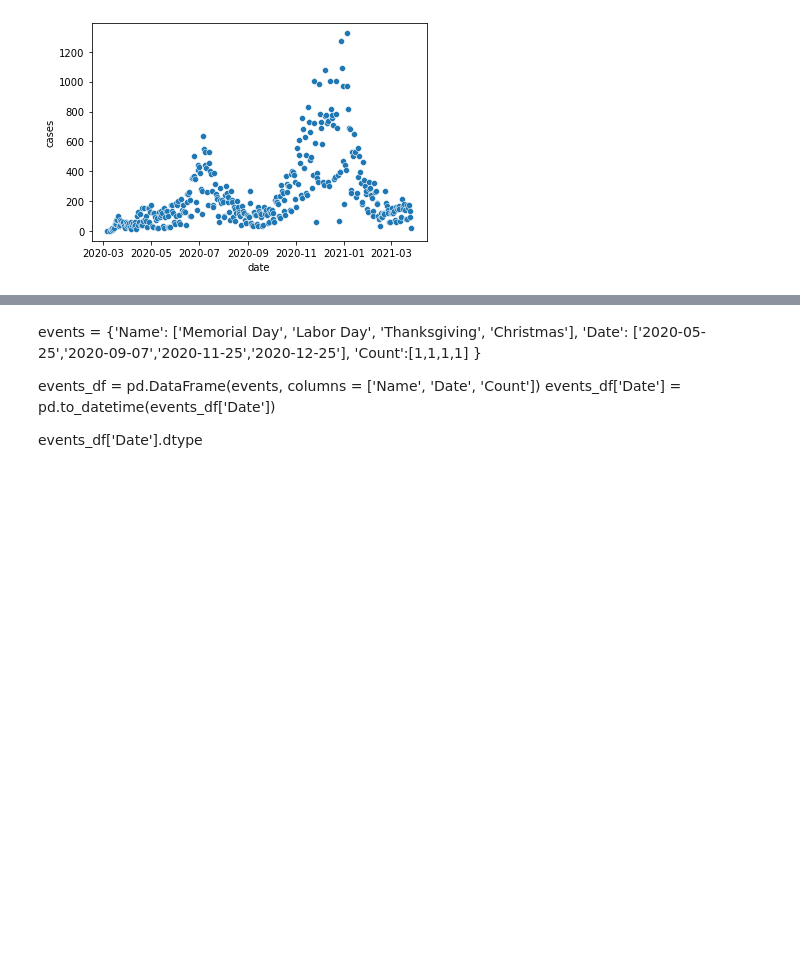
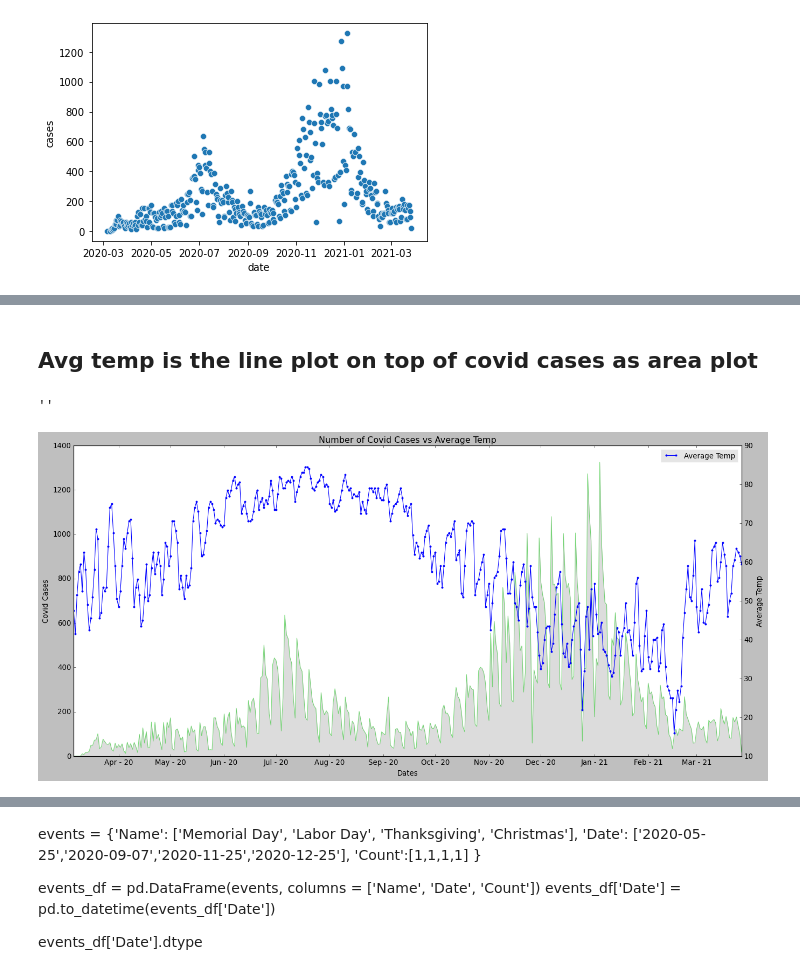
Before and after one commit to Engu12/nash-covid-cases-vaccines-honky_tonkin, a Jupyter notebook: notebook/Teng_nash_covid.ipynb, the cells around one changed output, grey strips where cells are left out. Saved outputs shown, nothing was run; the diff lists cells and outputs as text; code cells hidden in the pictures; blank space fills up the shorter version.

Commit message:
fixed my dates

```diff
--- a/notebook/Teng_nash_covid.ipynb
+++ b/notebook/Teng_nash_covid.ipynb
@@ -389,0 +349,2 @@ AttributeError: 'Series' object has no attribute 'range'
+# %%
+temp_mean = temp_mean[(temp_mean['DATE'] >= '2020-03-06') & (temp_mean['DATE'] <= '2021-03-27')]
@@ -390,3 +366,40 @@ AttributeError: 'Series' object has no attribute 'range'
+# %% [markdown]
+## Avg temp is the line plot on top of covid cases as area plot
+# %%
+fig, ax1 = plt.subplots(figsize=(20,9)) # setting size of graph area
+ax2 = ax1.twinx() # plotting 2 y axis, sharing 1 x axis
+plt.style.use('ggplot')
+
+
+# area graph to show number cases
+ax1.fill_between(covid_group_date['date'], covid_group_date['cases'], color="darkgray", alpha=0.4, label = 'Covid Cases')
+
+# line to highlight area graph
+ax1.plot(covid_group_date['date'], covid_group_date['cases'], color="limegreen", alpha=0.6)
+
+# line graph to show avg temp, with point markers
+ax2.plot(temp_mean['DATE'],temp_mean['temp_avg'],marker = '.', label='Average Temp')
+
+
+# maybe show vaccine start
+# ax2.axvline(x = '2020-12-12', lw = 3, color = 'red', ls = '--', alpha = 0.5,label= 'Vaccine Starts' )
+
+# formatting x axis date to show month and year
+ax2.xaxis.set_major_locator(mdates.MonthLocator(interval=1))
+ax2.xaxis.set_major_formatter(mdates.DateFormatter('%b - %y'))
+
+# Add titles
+plt.title("Number of Covid Cases vs Average Temp")
+ax1.set_xlabel("Dates")
+ax1.set_ylabel('Covid Cases')
+ax2.set_ylabel("Average Temp")
+ax2.legend()
+
+# plt.savefig('../assets/covid_weather.png')
+;
+# %% [output]
+''
+[figure, added]
 # %%
 cases_merge_temp['month_year'] = pd.to_datetime(cases_merge_temp['date']).dt.strftime('%b - %y')
 cases_merge_temp.head()
```
Also changed, not shown: parts of 13 cells of this notebook, 2 other files.
